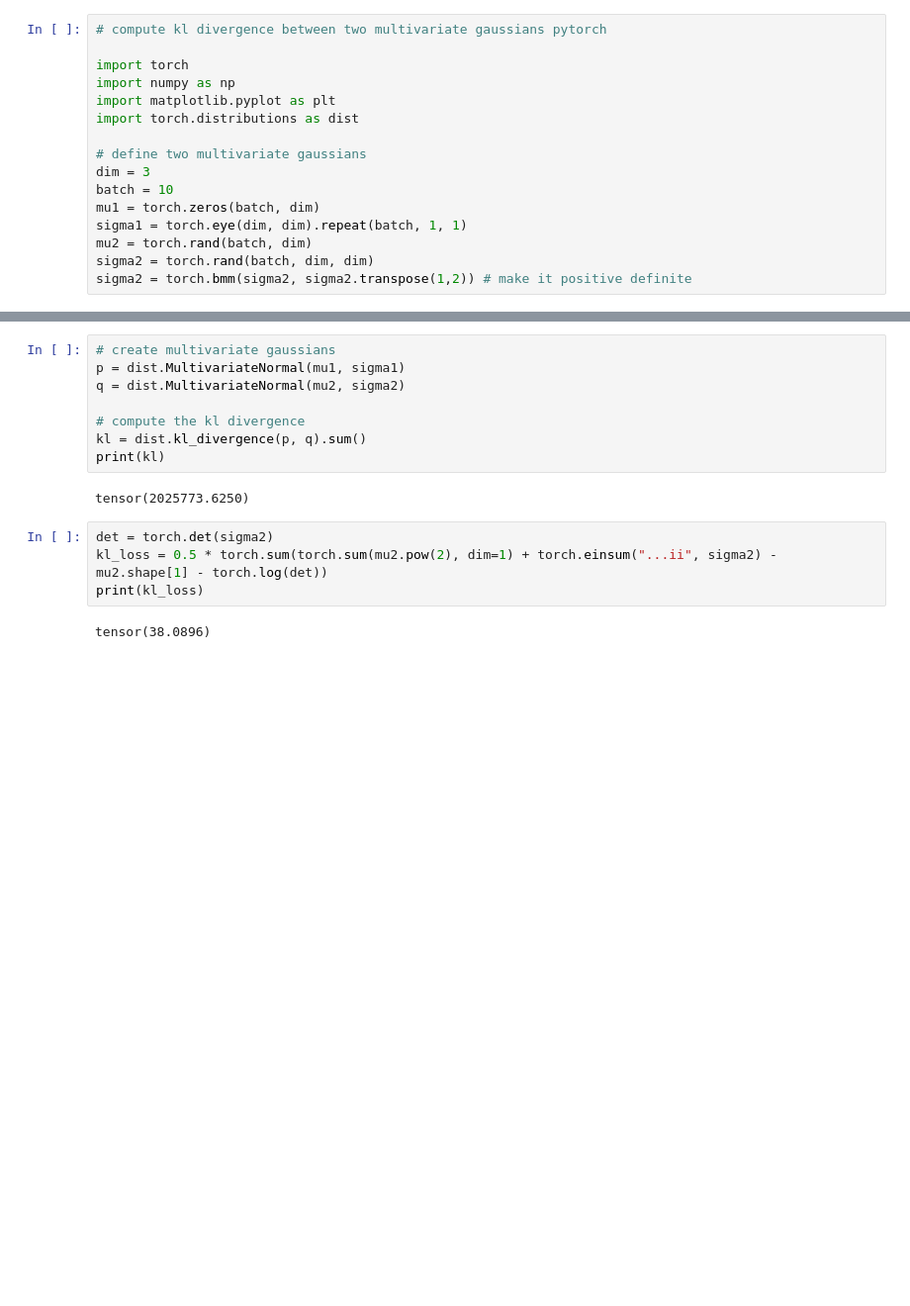
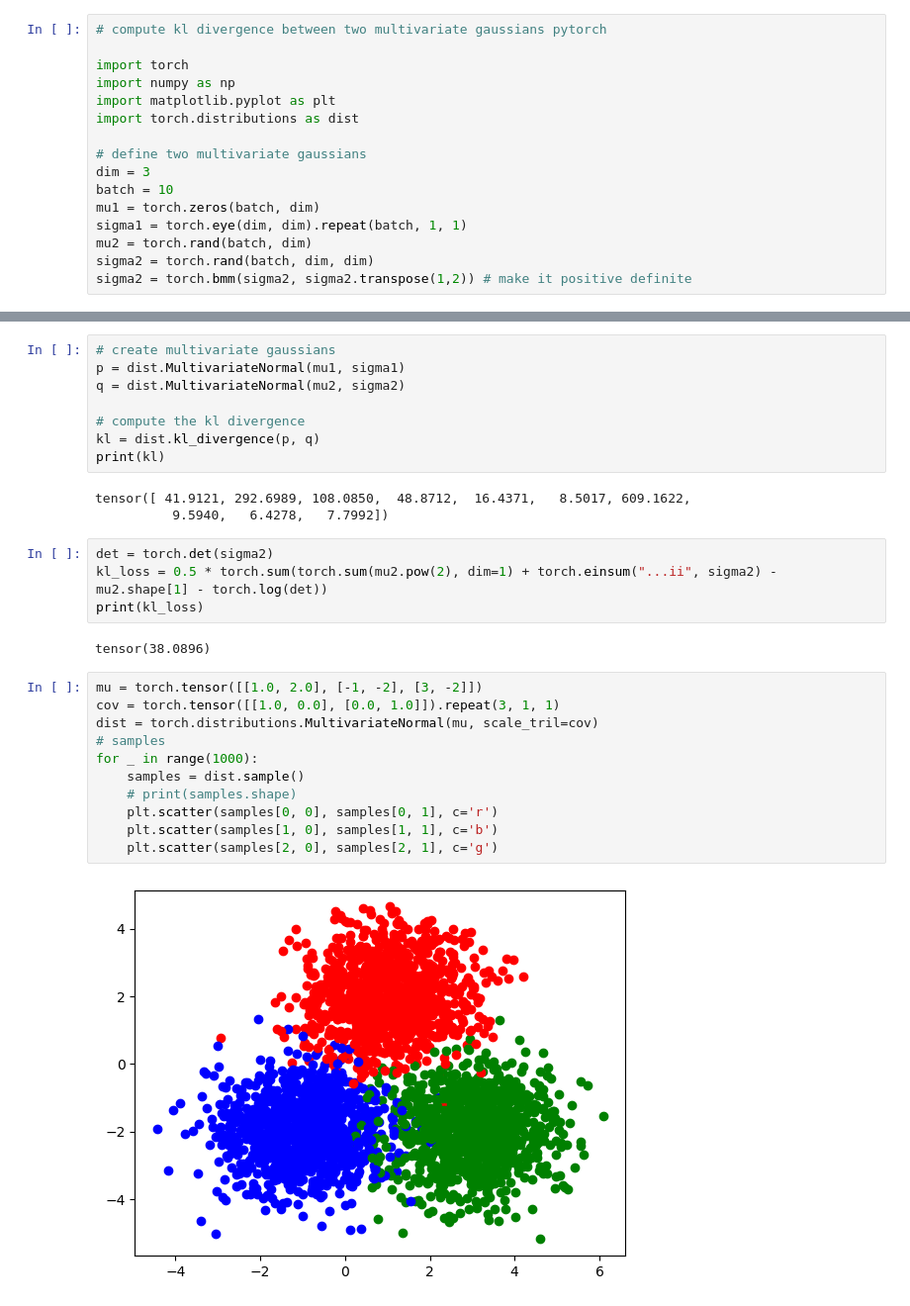
Before and after one commit to methi1999/switching_subspace, a Jupyter notebook: compare.ipynb, the cells around one changed output, grey strips where cells are left out. Shown at 99% size. Cells and saved outputs as stored; diff of their text form; blank space fills up the shorter version.

```diff
--- a/compare.ipynb
+++ b/compare.ipynb
@@ -20,13 +33,27 @@ p = dist.MultivariateNormal(mu1, sigma1)
 q = dist.MultivariateNormal(mu2, sigma2)
 
 # compute the kl divergence
-kl = dist.kl_divergence(p, q).sum()
+kl = dist.kl_divergence(p, q)
 print(kl)
 # %% [output]
-tensor(2025773.6250)
+tensor([ 41.9121, 292.6989, 108.0850,  48.8712,  16.4371,   8.5017, 609.1622,
+          9.5940,   6.4278,   7.7992])
 # %%
 det = torch.det(sigma2)
 kl_loss = 0.5 * torch.sum(torch.sum(mu2.pow(2), dim=1) + torch.einsum("...ii", sigma2) - mu2.shape[1] - torch.log(det))
 print(kl_loss)
 # %% [output]
 tensor(38.0896)
+# %%
+mu = torch.tensor([[1.0, 2.0], [-1, -2], [3, -2]])
+cov = torch.tensor([[1.0, 0.0], [0.0, 1.0]]).repeat(3, 1, 1)
+dist = torch.distributions.MultivariateNormal(mu, scale_tril=cov)
+# samples
+for _ in range(1000):
+    samples = dist.sample()
+    # print(samples.shape)
+    plt.scatter(samples[0, 0], samples[0, 1], c='r')
+    plt.scatter(samples[1, 0], samples[1, 1], c='b')
+    plt.scatter(samples[2, 0], samples[2, 1], c='g')
+# %% [output]
+[figure, added]
```
Also changed, not shown: parts of 1 cell of this notebook, 5 other files.
